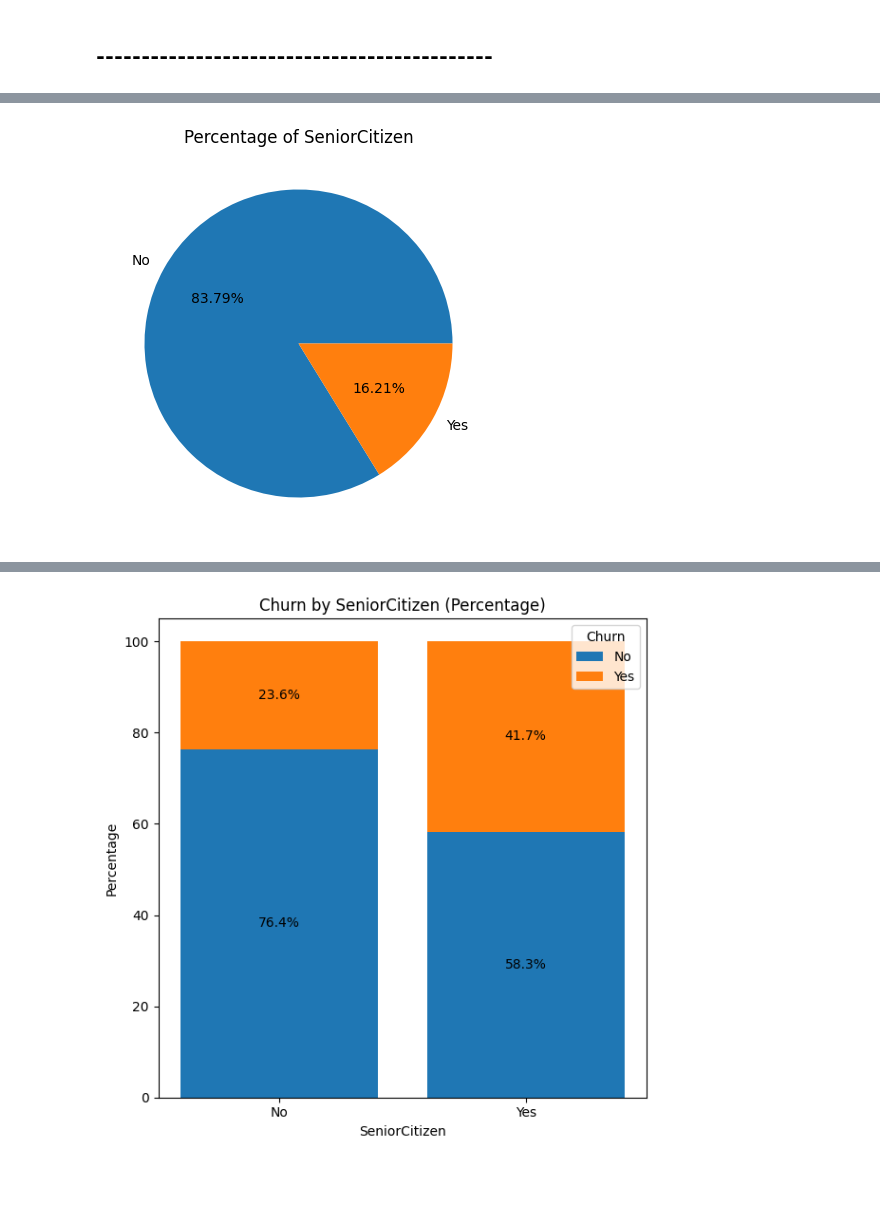
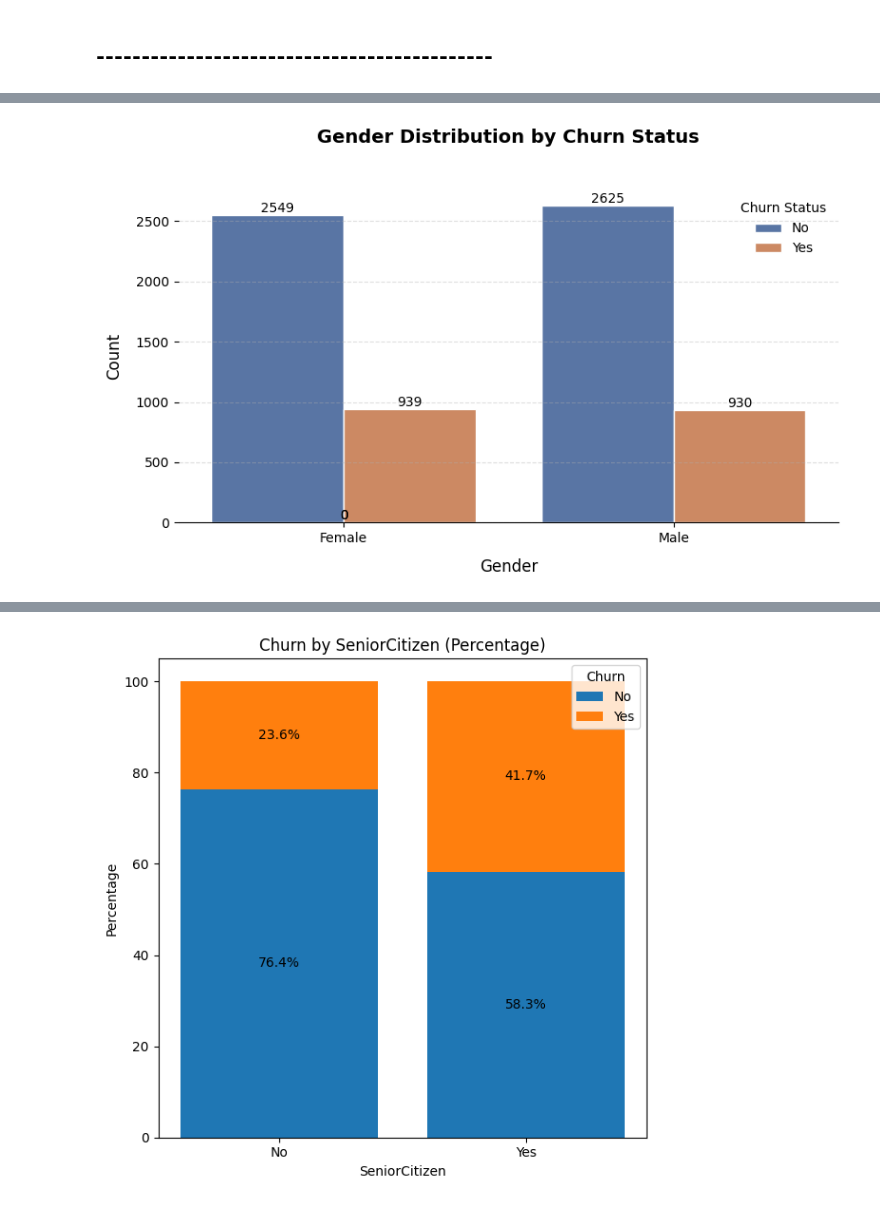
Before and after one commit to ontu001/Telco-Customer-Churn-Analysis---EDA_Python, a Jupyter notebook: customer_churn_eda_script.ipynb, the cells around one changed output, grey strips where cells are left out. Cells and saved outputs as stored; diff of their text form; code cells hidden in the pictures; blank space fills up the shorter version.

```diff
--- a/customer_churn_eda_script.ipynb
+++ b/customer_churn_eda_script.ipynb
@@ -142,8 +178,38 @@ Name: SeniorCitizen, Length: 7043, dtype: object
-# %%
-plt.figure(figsize= (5,5))
-gb = df.groupby("SeniorCitizen").agg({'SeniorCitizen':'count'})
-plt.pie(gb['SeniorCitizen'], labels= gb.index, autopct= "%1.2f%%")
-plt.title("Percentage of SeniorCitizen",fontsize = 12)
-plt.show()
-# %% [output]
-[figure, removed]
+# %%
+plt.figure(figsize=(8, 5))
+ax = sns.countplot(x='gender',
+                  data=df,
+                  hue='Churn',
+                  palette=["#4c72b0", "#dd8452"],  # Consistent with our first chart
+                  edgecolor="white",
+                  linewidth=1)
+
+# Add annotations
+for p in ax.patches:
+    ax.annotate(f'{p.get_height():.0f}',
+                (p.get_x() + p.get_width() / 2., p.get_height()),
+                ha='center',
+                va='center',
+                xytext=(0, 5),
+                textcoords='offset points',
+                fontsize=10)
+
+# Style improvements
+plt.title("Gender Distribution by Churn Status\n",
+          fontsize=14,
+          fontweight='bold',
+          pad=20)
+plt.xlabel("Gender", fontsize=12, labelpad=10)
+plt.ylabel("Count", fontsize=12, labelpad=10)
+plt.legend(title='Churn Status',
+           bbox_to_anchor=(1, 1),
+           frameon=False)
+
+# Custom grid and spines
+sns.despine(left=True)
+ax.grid(axis='y', linestyle='--', alpha=0.4)
+
+plt.tight_layout()
+plt.show()
+# %% [output]
+[figure, added]
```
Also changed, not shown: parts of 15 cells of this notebook.
